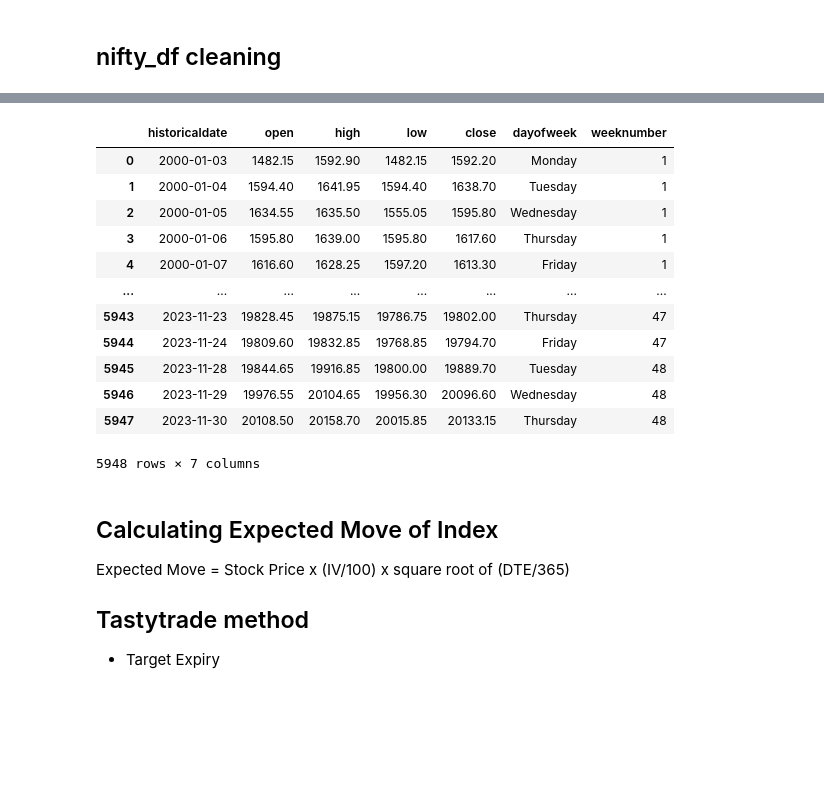
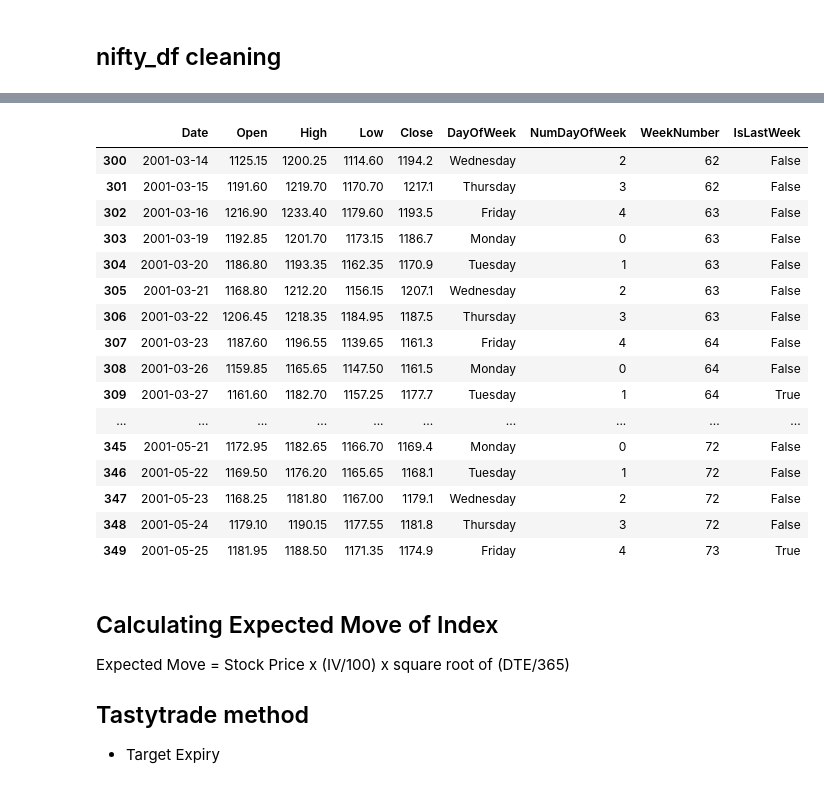
Before and after one commit to shankar58989/NiftyOptionsStrategyExperiment, a Jupyter notebook: notebooks/DataImportNotebook.ipynb, the cells around one changed output, grey strips where cells are left out. Cells and saved outputs as stored; diff of their text form; code cells hidden in the pictures; blank space fills up the shorter version.

Commit message:
wip on nifty_df

```diff
--- a/notebooks/DataImportNotebook.ipynb
+++ b/notebooks/DataImportNotebook.ipynb
@@ -488,15 +518,8 @@ nifty_df['numdayofweek'] = nifty_df['historicaldate'].dt.dayofweek
 # %%
 # Calculate unique week number with week ending on Thursday
 
-min_date = nifty_df['historicaldate'].min()
-nifty_df['weeknumber'] = ((nifty_df['historicaldate'] - min_date).dt.days // 7).astype(int)
-nifty_df['weeknumber'] += (nifty_df['historicaldate'].dt.dayofweek > 3)
+MinDate = nifty_df["Date"].min()
+nifty_df["WeekNumber"] = ((nifty_df["Date"] - MinDate).dt.days // 7).astype(
+    int
+)
+nifty_df["WeekNumber"] += nifty_df["Date"].dt.dayofweek > 3
-# %%
-# Create a new column 'expiryday' based on 'numdayofweek' and 'weeknumber'
-# nifty_df['expiryday'] =
-nifty_df['expiryday'] = nifty_df.apply(
-                            lambda row: (
-                                pd.to_datetime(
-                                    row['historicaldate']) + \
-                                    pd.DateOffset(days=(day_map['Thursday'] - \
-                                    row['numericdayofweek'] + 7) % 7)).strftime('%d-%m-%Y'), axis=1)
@@ -522,0 +526,13 @@ nifty_df[0:60]
+# %%
+# Function to check if a date belongs to the last week of the month
+def IsLastWeekOfMonth(date):
+    LastDayOfMonth = calendar.monthrange(date.year, date.month)[1]
+    # Change the start of the week to Friday (5 corresponds to Friday)
+    LastWeekStart = LastDayOfMonth - ((date.weekday() - 5) % 7 + 1)
+    return date.day >= LastWeekStart and date.day <= LastDayOfMonth
+# %%
+# Apply the function to the 'date' column and create a new column 'is_last_week'
+nifty_df['IsLastWeek'] = nifty_df['Date'].apply(IsLastWeekOfMonth)
+
+# Print the DataFrame with the new column
+print(nifty_df[['Date', 'WeekNumber', 'IsLastWeek']])
@@ -523,19 +564,23 @@ nifty_df[0:60]
 # %%
-nifty_df
+nifty_df[300:350]
 # %% [output]
-|  | historicaldate | open | high | low | close | dayofweek | weeknumber |
-| 0 | 2000-01-03 | 1482.15 | 1592.90 | 1482.15 | 1592.20 | Monday | 1 |
-| 1 | 2000-01-04 | 1594.40 | 1641.95 | 1594.40 | 1638.70 | Tuesday | 1 |
-| 2 | 2000-01-05 | 1634.55 | 1635.50 | 1555.05 | 1595.80 | Wednesday | 1 |
-| 3 | 2000-01-06 | 1595.80 | 1639.00 | 1595.80 | 1617.60 | Thursday | 1 |
-| 4 | 2000-01-07 | 1616.60 | 1628.25 | 1597.20 | 1613.30 | Friday | 1 |
-| ... | ... | ... | ... | ... | ... | ... | ... |
-| 5943 | 2023-11-23 | 19828.45 | 19875.15 | 19786.75 | 19802.00 | Thursday | 47 |
-| 5944 | 2023-11-24 | 19809.60 | 19832.85 | 19768.85 | 19794.70 | Friday | 47 |
-| 5945 | 2023-11-28 | 19844.65 | 19916.85 | 19800.00 | 19889.70 | Tuesday | 48 |
-| 5946 | 2023-11-29 | 19976.55 | 20104.65 | 19956.30 | 20096.60 | Wednesday | 48 |
-| 5947 | 2023-11-30 | 20108.50 | 20158.70 | 20015.85 | 20133.15 | Thursday | 48 |
+|  | Date | Open | High | Low | Close | DayOfWeek | NumDayOfWeek | WeekNumber | IsLastWeek |
+| 300 | 2001-03-14 | 1125.15 | 1200.25 | 1114.60 | 1194.2 | Wednesday | 2 | 62 | False |
+| 301 | 2001-03-15 | 1191.60 | 1219.70 | 1170.70 | 1217.1 | Thursday | 3 | 62 | False |
+| 302 | 2001-03-16 | 1216.90 | 1233.40 | 1179.60 | 1193.5 | Friday | 4 | 63 | False |
+| 303 | 2001-03-19 | 1192.85 | 1201.70 | 1173.15 | 1186.7 | Monday | 0 | 63 | False |
+| 304 | 2001-03-20 | 1186.80 | 1193.35 | 1162.35 | 1170.9 | Tuesday | 1 | 63 | False |
+| 305 | 2001-03-21 | 1168.80 | 1212.20 | 1156.15 | 1207.1 | Wednesday | 2 | 63 | False |
+| 306 | 2001-03-22 | 1206.45 | 1218.35 | 1184.95 | 1187.5 | Thursday | 3 | 63 | False |
+| 307 | 2001-03-23 | 1187.60 | 1196.55 | 1139.65 | 1161.3 | Friday | 4 | 64 | False |
+| 308 | 2001-03-26 | 1159.85 | 1165.65 | 1147.50 | 1161.5 | Monday | 0 | 64 | False |
+| 309 | 2001-03-27 | 1161.60 | 1182.70 | 1157.25 | 1177.7 | Tuesday | 1 | 64 | True |
+| ... | ... | ... | ... | ... | ... | ... | ... | ... | ... |
+| 345 | 2001-05-21 | 1172.95 | 1182.65 | 1166.70 | 1169.4 | Monday | 0 | 72 | False |
+| 346 | 2001-05-22 | 1169.50 | 1176.20 | 1165.65 | 1168.1 | Tuesday | 1 | 72 | False |
+| 347 | 2001-05-23 | 1168.25 | 1181.80 | 1167.00 | 1179.1 | Wednesday | 2 | 72 | False |
+| 348 | 2001-05-24 | 1179.10 | 1190.15 | 1177.55 | 1181.8 | Thursday | 3 | 72 | False |
+| 349 | 2001-05-25 | 1181.95 | 1188.50 | 1171.35 | 1174.9 | Friday | 4 | 73 | True |
-5948 rows × 7 columns
 # %% [markdown]
 ## Calculating Expected Move of Index
 Expected Move = Stock Price x (IV/100) x square root of (DTE/365)
```
Also changed, not shown: parts of 21 cells of this notebook.
